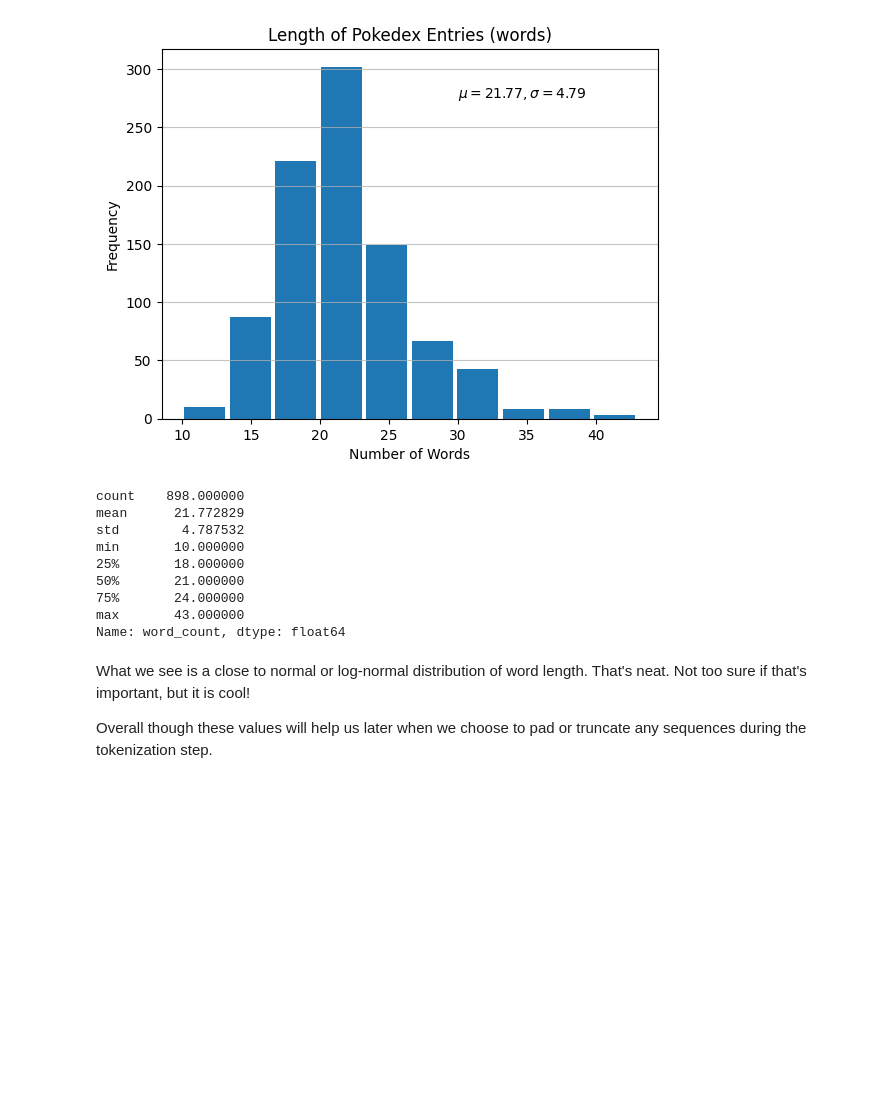
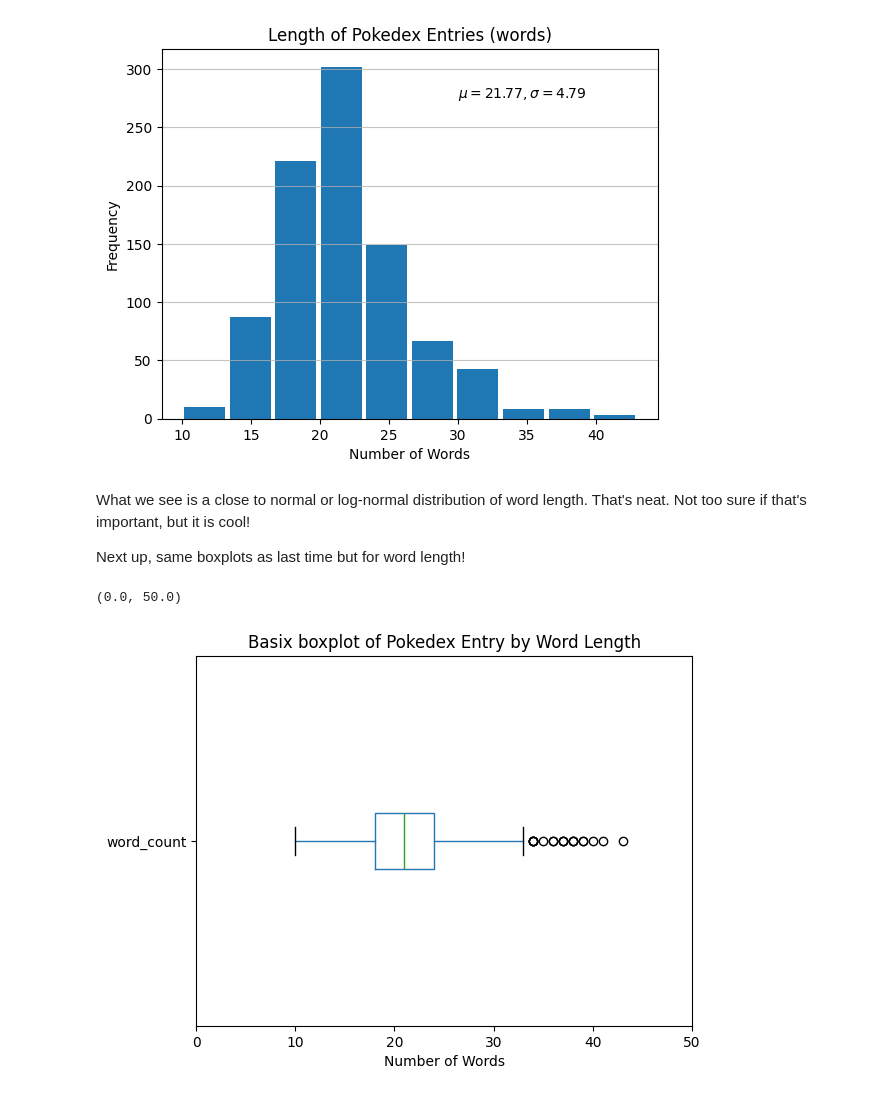
Before and after one commit to blamson/CS39AA-Project-blamson, a Jupyter notebook: pokemon_type_predictor.ipynb, the cells around one changed output. Cells and saved outputs as stored; diff of their text form; code cells hidden in the pictures; blank space fills up the shorter version.

```diff
--- a/pokemon_type_predictor.ipynb
+++ b/pokemon_type_predictor.ipynb
@@ -201,19 +248,16 @@ plt.text(30,275, f"$\mu = {mean}, \sigma = {sd}$")
 # %% [output]
 Text(30, 275, '$\\mu = 21.77, \\sigma = 4.79$')
 [figure]
-# %%
-df.word_count.describe()
-# %% [output]
-count    898.000000
-mean      21.772829
-std        4.787532
-min       10.000000
-25%       18.000000
-50%       21.000000
-75%       24.000000
-max       43.000000
-Name: word_count, dtype: float64
-# %% [markdown]
-What we see is a close to normal or log-normal distribution of word length. That's neat. Not too sure if that's important, but it is cool!
-
-Overall though these values will help us later when we choose to pad or truncate any sequences during the tokenization step.
+# %% [markdown]
+What we see is a close to normal or log-normal distribution of word length. That's neat. Not too sure if that's important, but it is cool!
+
+Next up, same boxplots as last time but for word length!
+# %%
+plt.rcParams["figure.figsize"] = plt.rcParamsDefault["figure.figsize"]
+df.boxplot(column="word_count", vert=False, grid=False)
+plt.title("Basix boxplot of Pokedex Entry by Word Length")
+plt.xlabel("Number of Words")
+plt.xlim(0,50)
+# %% [output]
+(0.0, 50.0)
+[figure, added]
```
Also changed, not shown: parts of 15 cells of this notebook, 2 other files.
